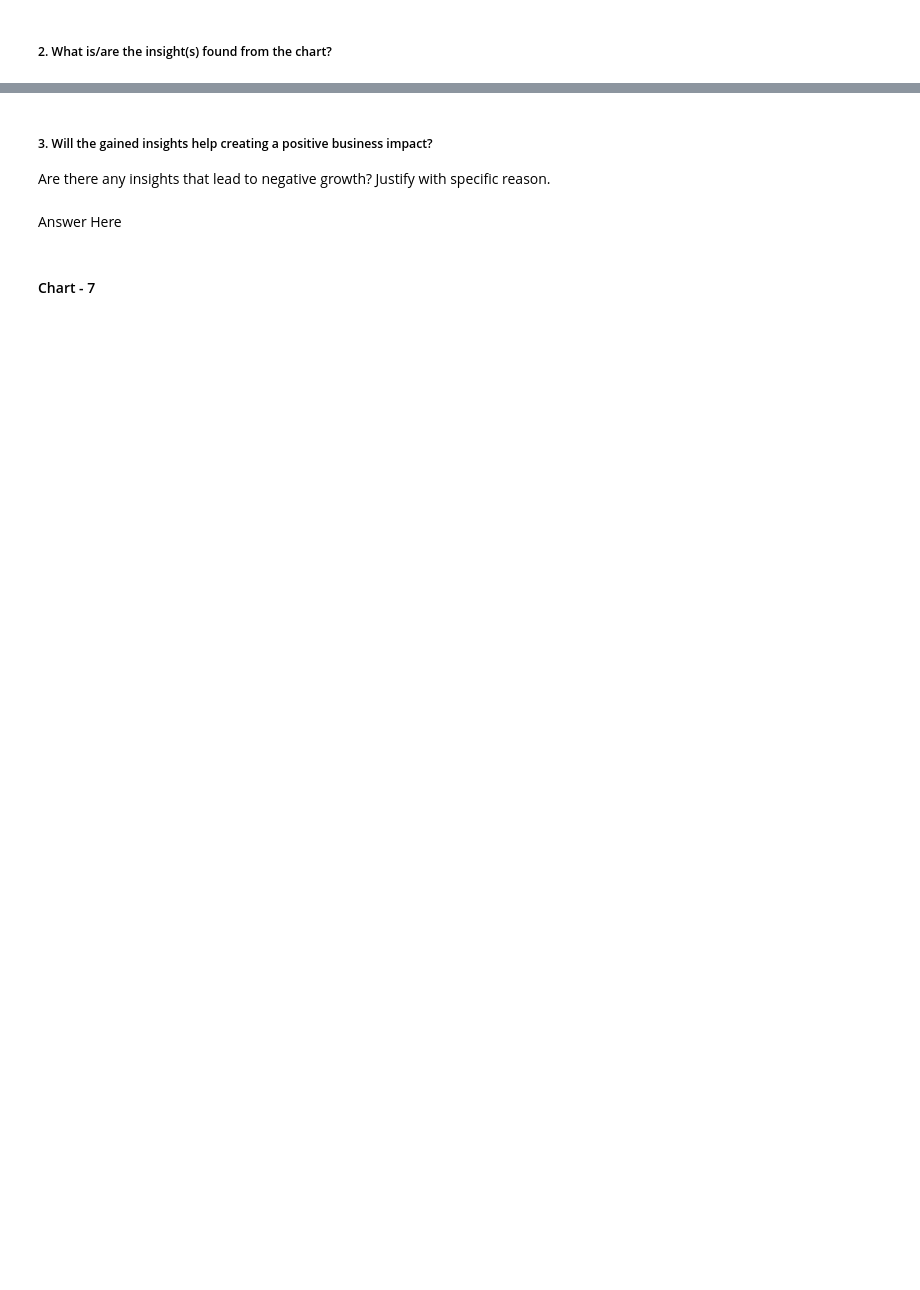
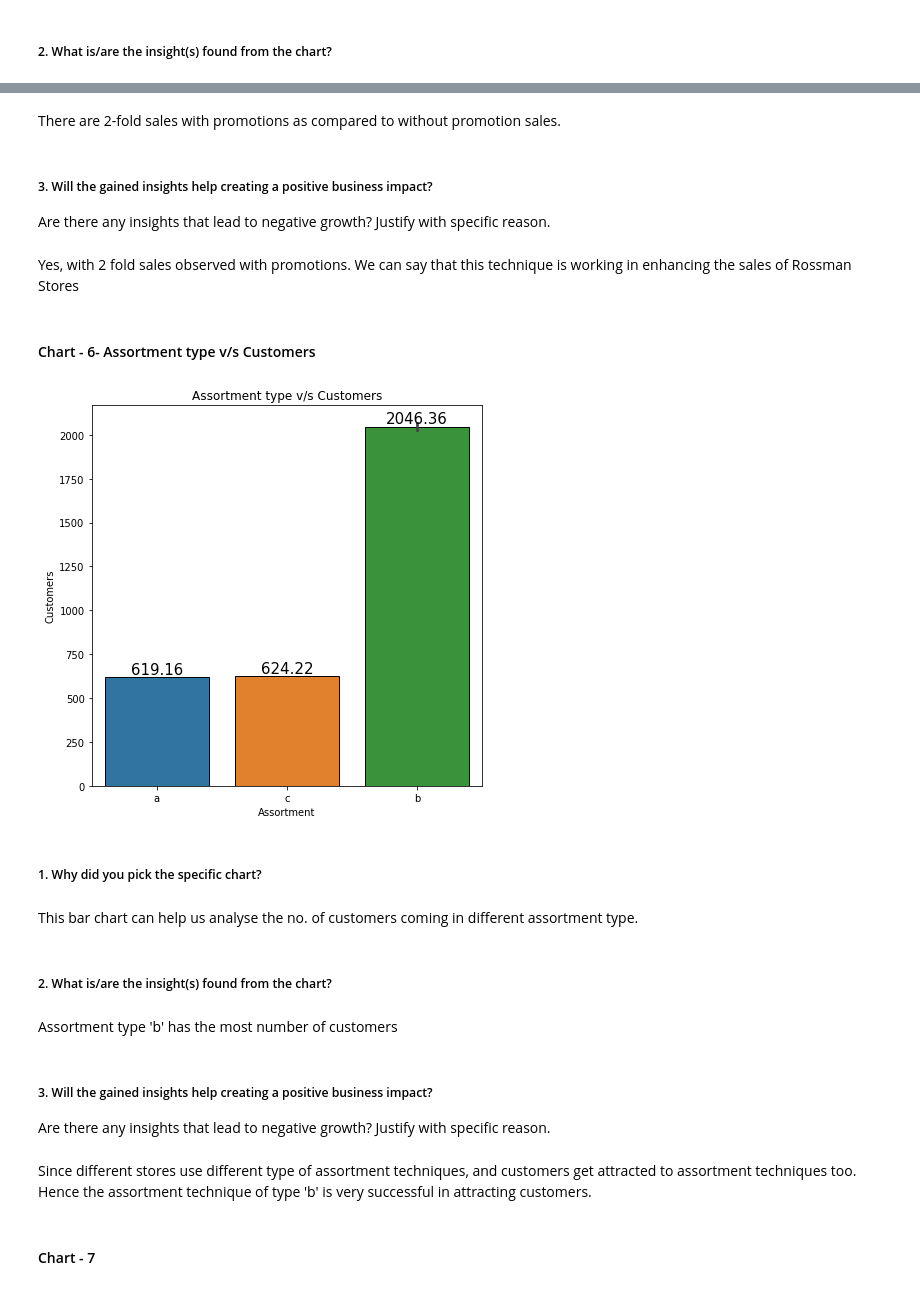
Before and after one commit to Ashif-khan033/Retail_Sales_Prediction, a Jupyter notebook: Retail_Sales_Prediction.ipynb, the cells around one changed output, grey strips where cells are left out. Cells and saved outputs as stored; diff of their text form; code cells hidden in the pictures; blank space fills up the shorter version.

```diff
--- a/Retail_Sales_Prediction.ipynb
+++ b/Retail_Sales_Prediction.ipynb
@@ -651,7 +696,7 @@ dtypes: float64(5), int64(8), object(5)
 memory usage: 147.5+ MB
 # %%
 # changing dtype into required format from both the datasets
-df["Date"]= pd.to_datetime(df["Date"],format="%Y/%m/%d")
+df["Date"]= pd.to_datetime(df["Date"])
 df["CompetitionDistance"]= df["CompetitionDistance"].astype(int)
 df["CompetitionOpenSinceMonth"]= df["CompetitionOpenSinceMonth"].astype(int)
 df["CompetitionOpenSinceYear"]= df["CompetitionOpenSinceYear"].astype(int)
@@ -843,7 +881,40 @@ Answer Here
+# %% [markdown]
+There are 2-fold sales with promotions as compared to without promotion sales.
 # %% [markdown]
 ##### 3. Will the gained insights help creating a positive business impact?
 Are there any insights that lead to negative growth? Justify with specific reason.
-# %% [markdown]
-Answer Here
+# %% [markdown]
+Yes, with 2 fold sales observed with promotions. We can say that this technique is working in enhancing the sales of Rossman Stores
+# %% [markdown]
+#### Chart - 6- Assortment type v/s Customers
+# %%
+
+
+# Assortment vs Sales
+plt.figure(figsize=(7,7))
+plots=sns.barplot(x=df['Assortment'],y=df['Customers'],edgecolor='black')
+for bar in plots.patches:
+    plots.annotate(format(bar.get_height(), '.2f'),
+                   (bar.get_x() + bar.get_width() / 2,
+                    bar.get_height()), ha='center', va='center',
+                   size=15, xytext=(0, 8),
+                   textcoords='offset points')
+plt.title("Assortment type v/s Customers")
+plt.show()
+# %% [output]
+[figure, added]
+# %% [markdown]
+##### 1. Why did you pick the specific chart?
+# %% [markdown]
+This bar chart can help us analyse the no. of customers coming in different assortment type.
+# %% [markdown]
+##### 2. What is/are the insight(s) found from the chart?
+# %% [markdown]
+Assortment type 'b' has the most number of customers
+# %% [markdown]
+##### 3. Will the gained insights help creating a positive business impact?
+Are there any insights that lead to negative growth? Justify with specific reason.
+# %% [markdown]
+Since different stores use different type of assortment techniques, and customers get attracted to assortment techniques too. Hence the assortment technique of type 'b' is very successful in attracting customers.
 # %% [markdown]
 #### Chart - 7
```
Also changed, not shown: parts of 190 cells of this notebook.
